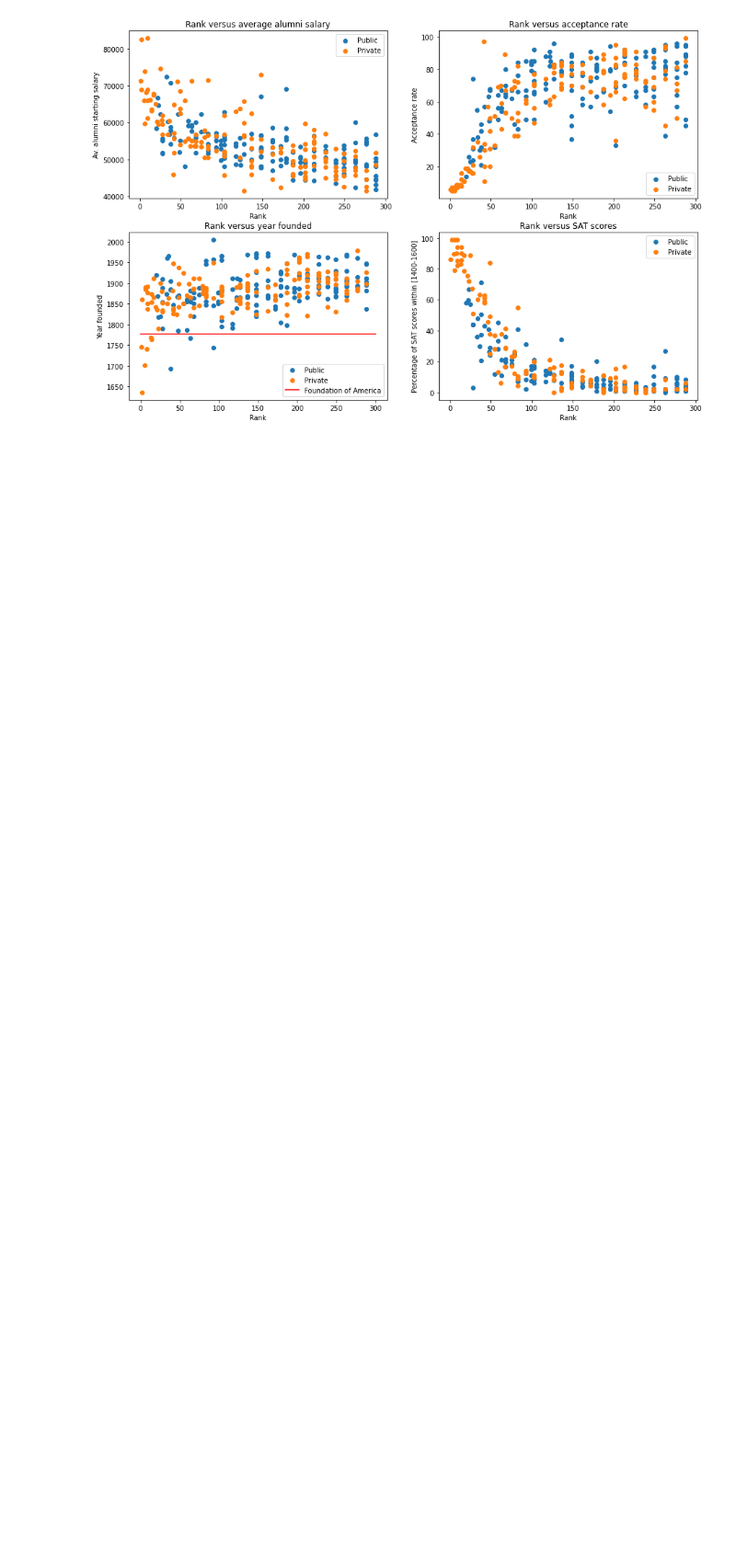
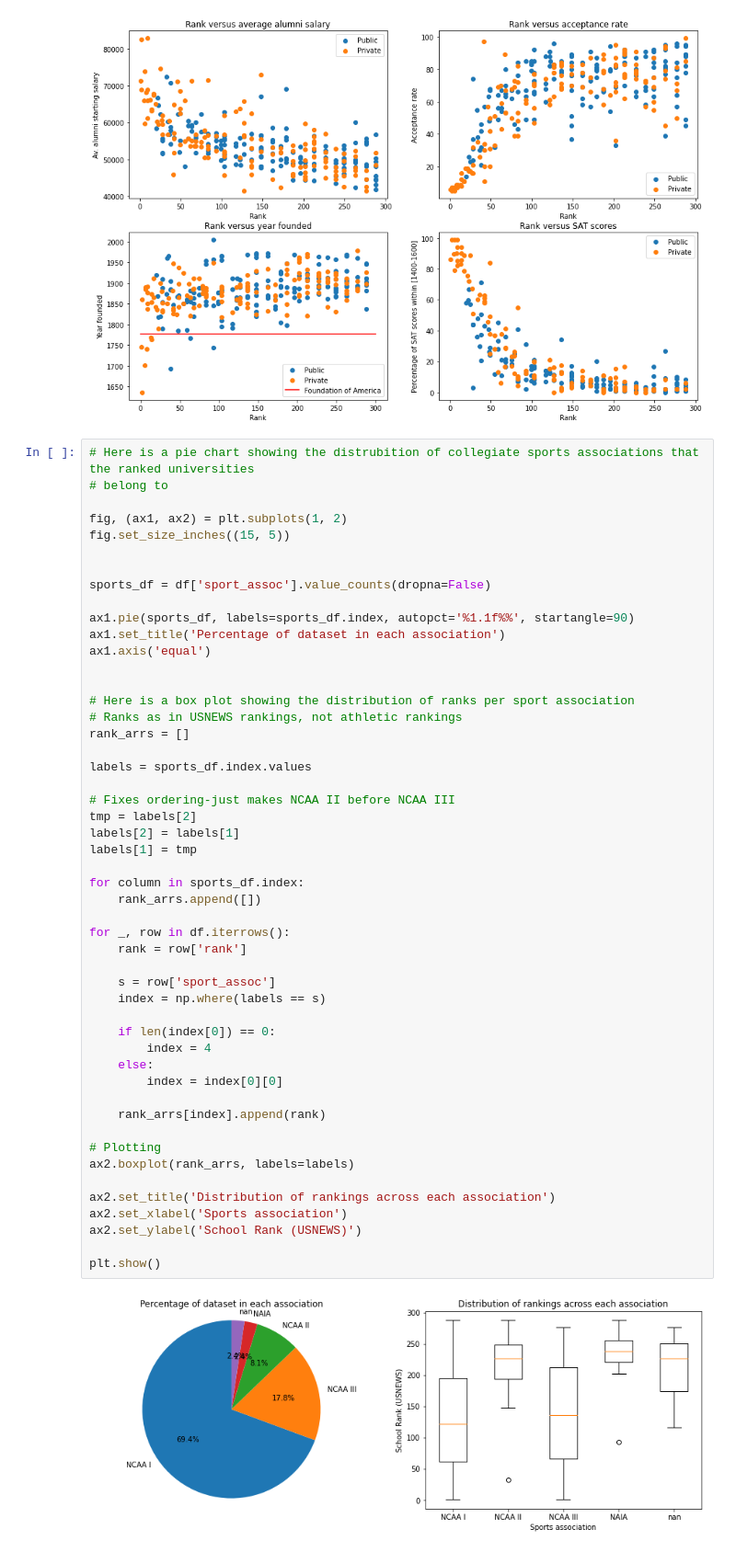
Before and after one commit to BaileyDalton007/USNEWS_Exploratory_Data_Analysis, a Jupyter notebook: data_analysis.ipynb, the cells around one changed output. Shown: that part at 92% size. Saved outputs shown, nothing was run; the diff lists cells and outputs as text; blank space fills up the shorter version.

Commit message:
Adds sport association plot

```diff
--- a/data_analysis.ipynb
+++ b/data_analysis.ipynb
@@ -258,3 +258,55 @@ ax4.legend()
 plt.show()
 # %% [output]
 [figure]
+# %%
+# Here is a pie chart showing the distrubition of collegiate sports associations that the ranked universities
+# belong to
+
+fig, (ax1, ax2) = plt.subplots(1, 2)
+fig.set_size_inches((15, 5))
+
+
+sports_df = df['sport_assoc'].value_counts(dropna=False)
+
+ax1.pie(sports_df, labels=sports_df.index, autopct='%1.1f%%', startangle=90)
+ax1.set_title('Percentage of dataset in each association')
+ax1.axis('equal')
+
+
+# Here is a box plot showing the distribution of ranks per sport association
+# Ranks as in USNEWS rankings, not athletic rankings
+rank_arrs = []
+
+labels = sports_df.index.values
+
+# Fixes ordering-just makes NCAA II before NCAA III
+tmp = labels[2]
+labels[2] = labels[1]
+labels[1] = tmp
+
+for column in sports_df.index:
+    rank_arrs.append([])
+
+for _, row in df.iterrows():
+    rank = row['rank']
+
+    s = row['sport_assoc']
+    index = np.where(labels == s)
+
+    if len(index[0]) == 0:
+        index = 4
+    else:
+        index = index[0][0]
+
+    rank_arrs[index].append(rank)
+
+# Plotting
+ax2.boxplot(rank_arrs, labels=labels)
+
+ax2.set_title('Distribution of rankings across each association')
+ax2.set_xlabel('Sports association')
+ax2.set_ylabel('School Rank (USNEWS)')
+
+plt.show()
+# %% [output]
+[figure, added]
```
